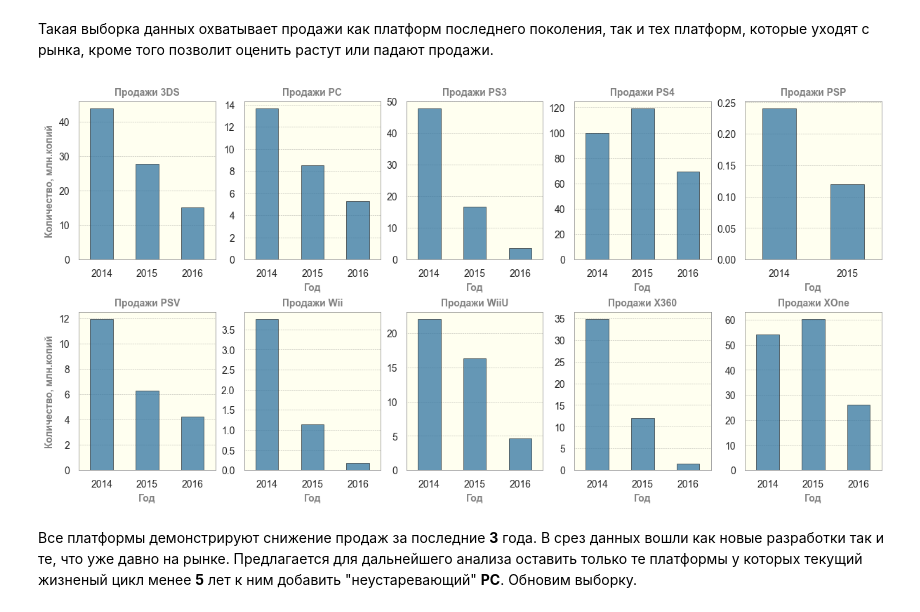
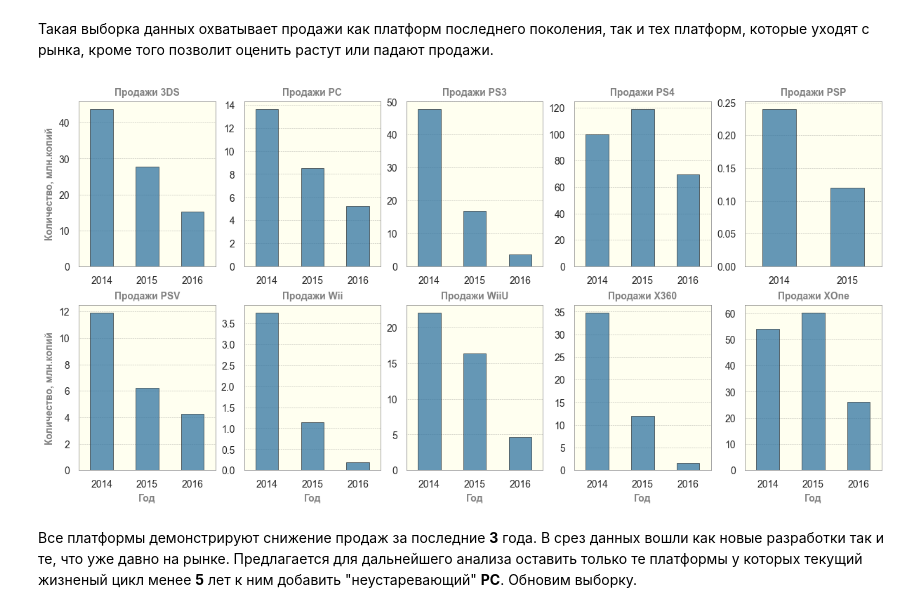
Before and after one commit to SuvorinSergey/ya_practicum_data_science, a Jupyter notebook: games/games.ipynb, the cells around one changed output. Cells and saved outputs as stored; diff of their text form; code cells hidden in the pictures.

```diff
--- a/games/games.ipynb
+++ b/games/games.ipynb
@@ -806,6 +804,6 @@ ax = sns.barplot(platform_sales,
 ax.set_title('Продажи игр по платформам по годам', fontdict=fd_16)
 ax.tick_params(axis='both', labelsize=10)
 ax.tick_params(axis='x', rotation=30)
-ax.set_ylabel('Количество', fontdict=fd_10)
+ax.set_ylabel('Количество, млн.копий.', fontdict=fd_10)
 ax.set_xlabel('Платформа', fontdict=fd_10) ;
 # %% [output]
@@ -1014,35 +1012,35 @@ platforms = graph_data['platform'].unique()
 for i, platform in enumerate(platforms):
 
     # Определяем координаты плиток
     pos_x = tile_coordinates[i][0]
     pos_y = tile_coordinates[i][1]
 
     # Рисуем график
     ax = sns.barplot(graph_data[graph_data['platform'] == platform],
                      x='year_of_release',
                      y='sum',
                      ax=axs[pos_x][pos_y],
                      color=bar_color,
                      alpha=.75,
                      linewidth=.5,
                      width=0.5,
                      edgecolor='black')
 
     # Настраиваем параметры
     ax.set_title(f'Продажи {platform}', fontdict=fd_10)
     ax.tick_params(axis='both', labelsize=10)
     # ax.tick_params(axis='x', rotation=30)
     if i % 5 == 0:
         ax.set_ylabel('Количество, млн.копий', fontdict=fd_10)
     else:
         ax.set_ylabel('')
 
-    if i > 0:
+    if i > 4:
         ax.set_xlabel('Год', fontdict=fd_10) ;
     else:
         ax.set_xlabel('') ;
 # %% [output]
-[figure, old version]
+[figure, new version]
 # %% [markdown]
 Все платформы демонстрируют снижение продаж за последние **3** года. В срез данных вошли как новые разработки так и те, что уже давно на рынке. Предлагается для дальнейшего анализа оставить только те платформы у которых текущий жизненый цикл менее **5** лет к ним добавить "неустаревающий" **PC**. Обновим выборку.
 # %%
```
Also changed, not shown: parts of 12 cells of this notebook, 1 other file.
